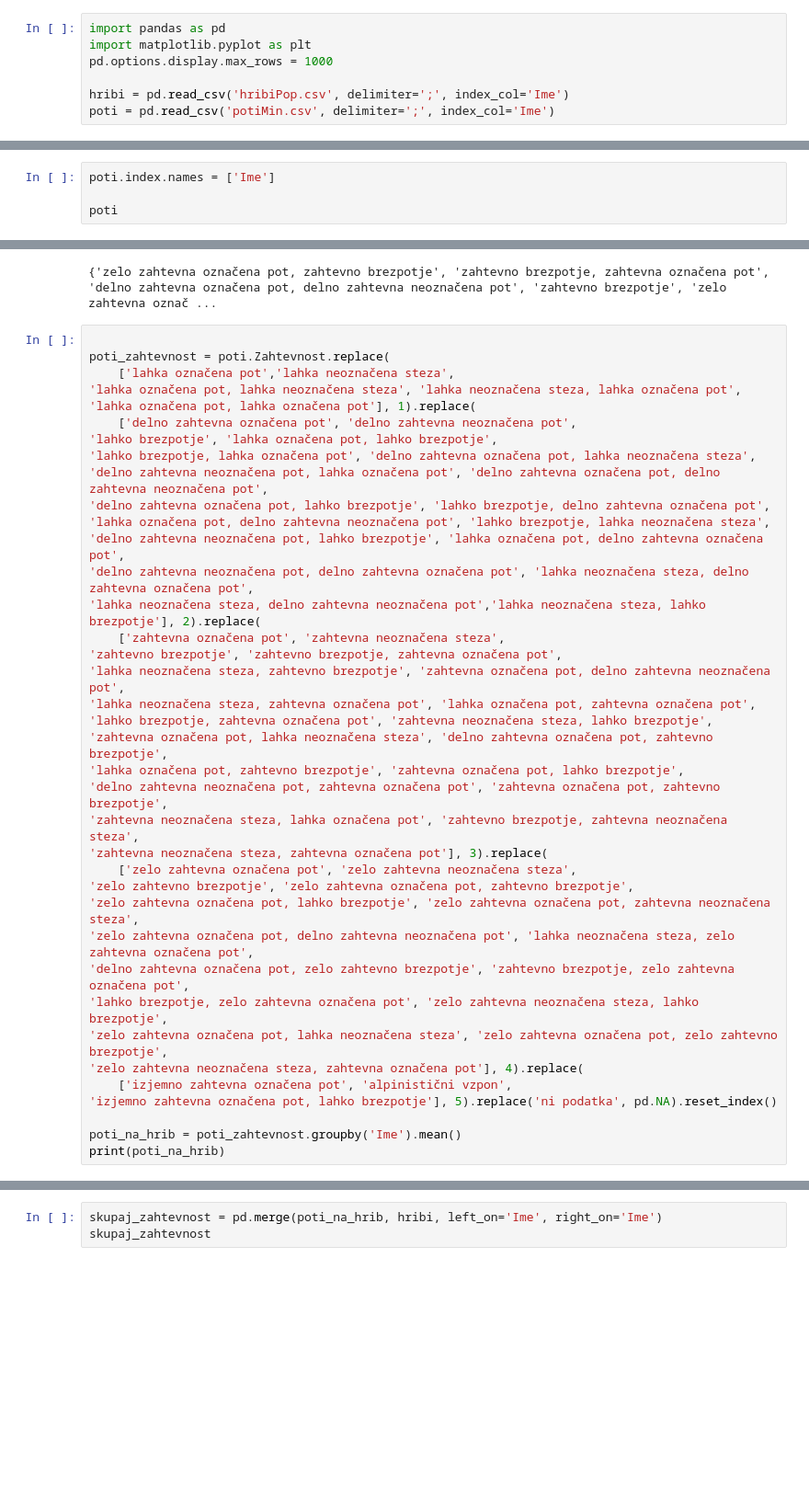
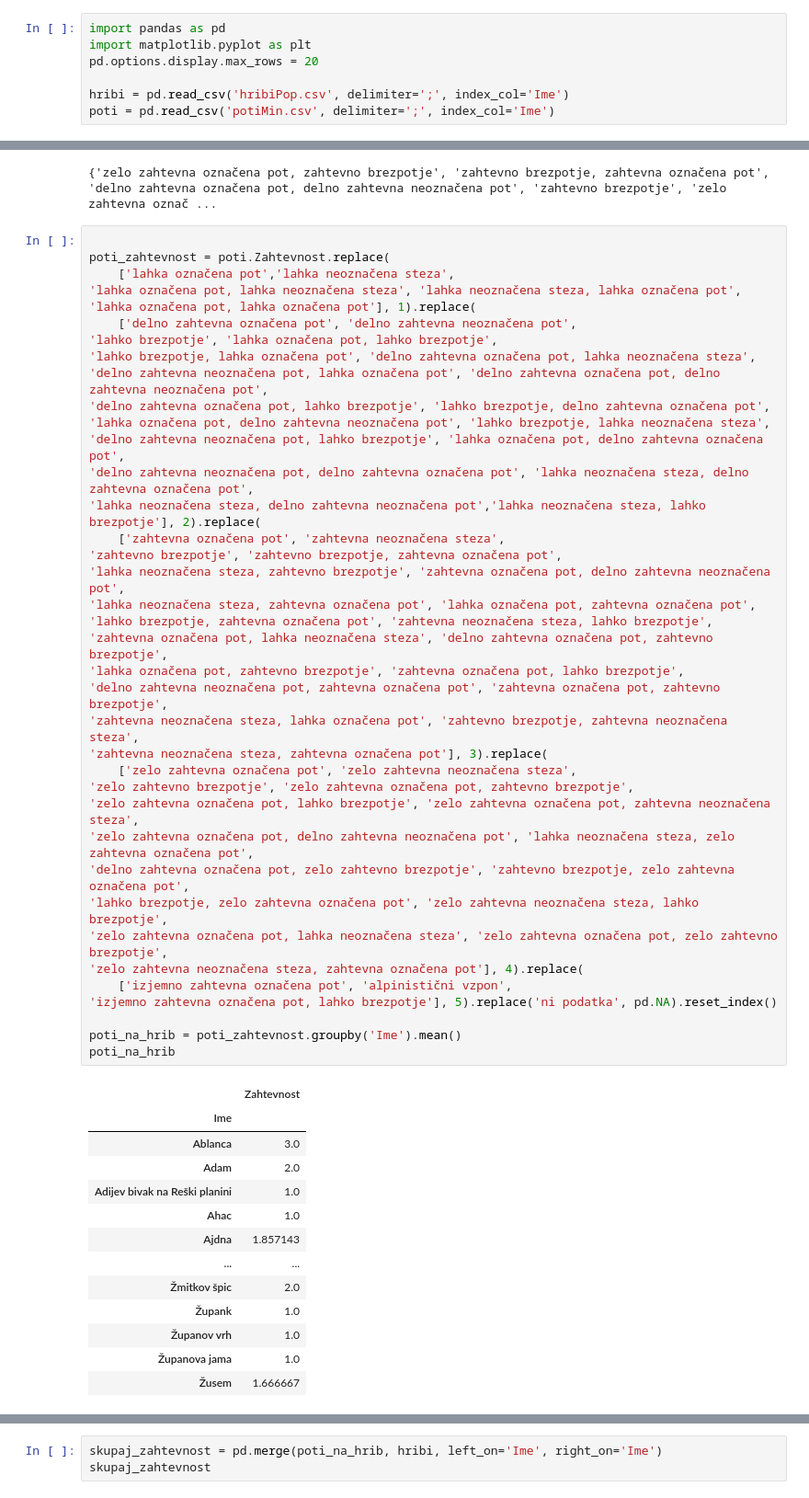
Before and after one commit to AndrazKukovicic/Hribi_projektna_naloga, a Jupyter notebook: Analiza_podatkov.ipynb, the cells around one changed output, grey strips where cells are left out. Shown at 92% size. Saved outputs shown, nothing was run; the diff lists cells and outputs as text; blank space fills up the shorter version.

```diff
--- a/Analiza_podatkov.ipynb
+++ b/Analiza_podatkov.ipynb
@@ -6,7 +6,7 @@ hribi (hribi.csv) in potmi (potiMin.csv). Podatke za analizo sem zbral s pletnih
 # %%
 import pandas as pd
 import matplotlib.pyplot as plt
-pd.options.display.max_rows = 1000
+pd.options.display.max_rows = 20
 
 hribi = pd.read_csv('hribiPop.csv', delimiter=';', index_col='Ime')
 poti = pd.read_csv('potiMin.csv', delimiter=';', index_col='Ime')
@@ -43,7 +43,3 @@ hribi
 | Zeleno okno | Strojna, Košenjak, Kozjak in Slov... | 325 | 3 | 'vrh' | 2105 |
 | Župank | Strojna, Košenjak, Kozjak in Slov... | 508 | 1 | '' | 2106 |
 2107 rows × 5 columns
-# %%
-poti.index.names = ['Ime']
-
-poti
@@ -113,31 +111,44 @@ poti_zahtevnost = poti.Zahtevnost.replace(
 'lahko brezpotje, lahka označena pot', 'delno zahtevna označena pot, lahka neoznačena steza',
 'delno zahtevna neoznačena pot, lahka označena pot', 'delno zahtevna označena pot, delno zahtevna neoznačena pot',
 'delno zahtevna označena pot, lahko brezpotje', 'lahko brezpotje, delno zahtevna označena pot',
 'lahka označena pot, delno zahtevna neoznačena pot', 'lahko brezpotje, lahka neoznačena steza',
 'delno zahtevna neoznačena pot, lahko brezpotje', 'lahka označena pot, delno zahtevna označena pot',
 'delno zahtevna neoznačena pot, delno zahtevna označena pot', 'lahka neoznačena steza, delno zahtevna označena pot',
 'lahka neoznačena steza, delno zahtevna neoznačena pot','lahka neoznačena steza, lahko brezpotje'], 2).replace(
     ['zahtevna označena pot', 'zahtevna neoznačena steza',
 'zahtevno brezpotje', 'zahtevno brezpotje, zahtevna označena pot',
 'lahka neoznačena steza, zahtevno brezpotje', 'zahtevna označena pot, delno zahtevna neoznačena pot',
 'lahka neoznačena steza, zahtevna označena pot', 'lahka označena pot, zahtevna označena pot',
 'lahko brezpotje, zahtevna označena pot', 'zahtevna neoznačena steza, lahko brezpotje',
 'zahtevna označena pot, lahka neoznačena steza', 'delno zahtevna označena pot, zahtevno brezpotje',
 'lahka označena pot, zahtevno brezpotje', 'zahtevna označena pot, lahko brezpotje',
 'delno zahtevna neoznačena pot, zahtevna označena pot', 'zahtevna označena pot, zahtevno brezpotje',
 'zahtevna neoznačena steza, lahka označena pot', 'zahtevno brezpotje, zahtevna neoznačena steza',
 'zahtevna neoznačena steza, zahtevna označena pot'], 3).replace(
     ['zelo zahtevna označena pot', 'zelo zahtevna neoznačena steza',
 'zelo zahtevno brezpotje', 'zelo zahtevna označena pot, zahtevno brezpotje',
 'zelo zahtevna označena pot, lahko brezpotje', 'zelo zahtevna označena pot, zahtevna neoznačena steza',
 'zelo zahtevna označena pot, delno zahtevna neoznačena pot', 'lahka neoznačena steza, zelo zahtevna označena pot',
 'delno zahtevna označena pot, zelo zahtevno brezpotje', 'zahtevno brezpotje, zelo zahtevna označena pot',
 'lahko brezpotje, zelo zahtevna označena pot', 'zelo zahtevna neoznačena steza, lahko brezpotje',
 'zelo zahtevna označena pot, lahka neoznačena steza', 'zelo zahtevna označena pot, zelo zahtevno brezpotje',
 'zelo zahtevna neoznačena steza, zahtevna označena pot'], 4).replace(
     ['izjemno zahtevna označena pot', 'alpinistični vzpon',
 'izjemno zahtevna označena pot, lahko brezpotje'], 5).replace('ni podatka', pd.NA).reset_index()
 
 poti_na_hrib = poti_zahtevnost.groupby('Ime').mean()
-print(poti_na_hrib)
+poti_na_hrib
 # %% [output]
+|  | Zahtevnost |
+| Ime |  |
+| Ablanca | 3.0 |
+| Adam | 2.0 |
+| Adijev bivak na Reški planini | 1.0 |
+| Ahac | 1.0 |
+| Ajdna | 1.857143 |
+| ... | ... |
+| Žmitkov špic | 2.0 |
+| Župank | 1.0 |
+| Županov vrh | 1.0 |
+| Županova jama | 1.0 |
+| Žusem | 1.666667 |
```
Also changed, not shown: parts of 12 cells of this notebook.
